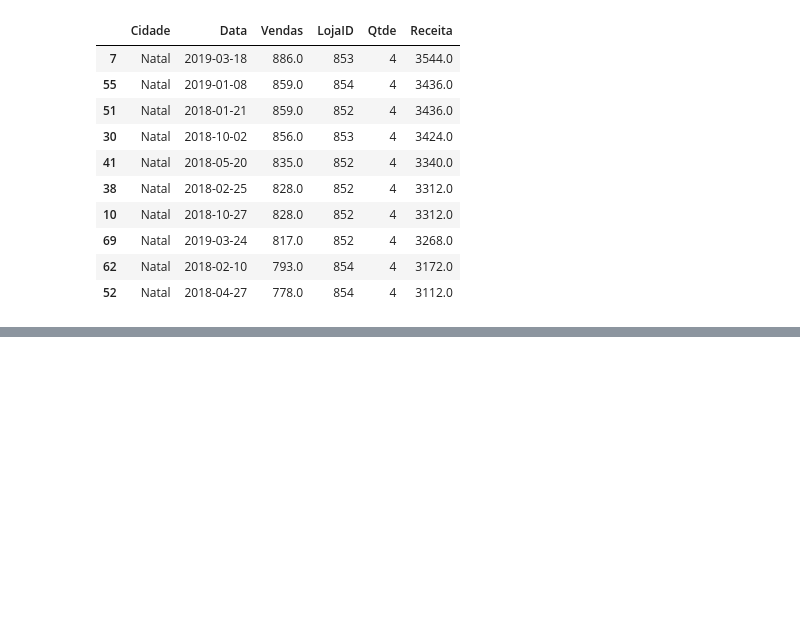
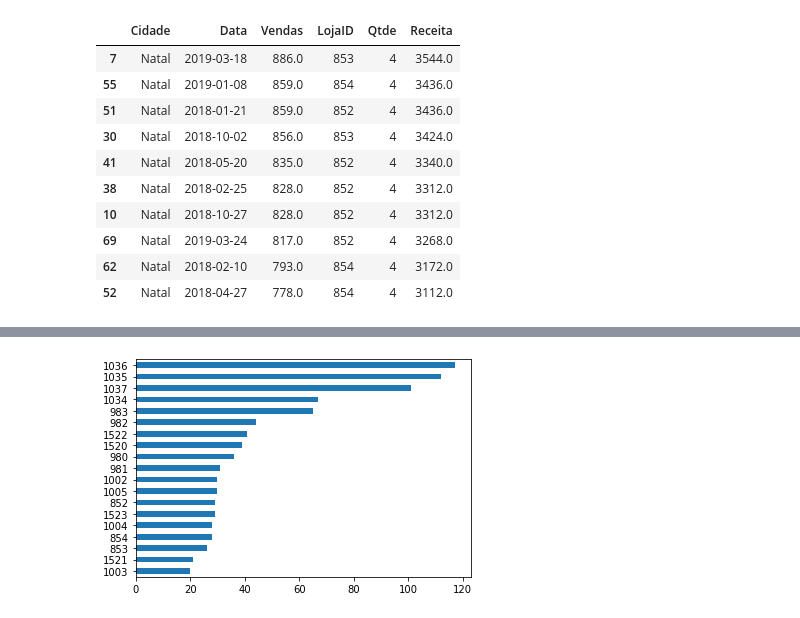
Before and after one commit to mhlmedeiros/data-analysis-cognizant-bootcamp, a Jupyter notebook: notebooks/nb2_working_on_excel_spreadsheets.ipynb, the cells around one changed output, grey strips where cells are left out. Cells and saved outputs as stored; diff of their text form; code cells hidden in the pictures; blank space fills up the shorter version.

```diff
--- a/notebooks/nb2_working_on_excel_spreadsheets.ipynb
+++ b/notebooks/nb2_working_on_excel_spreadsheets.ipynb
@@ -231,0 +388,4 @@ df.sort_values('Receita', ascending=False).head(10)
+# %%
+df.LojaID.value_counts(ascending=True).plot.barh();
+# %% [output]
+[figure, added]
```
Also changed, not shown: parts of 36 cells of this notebook.
